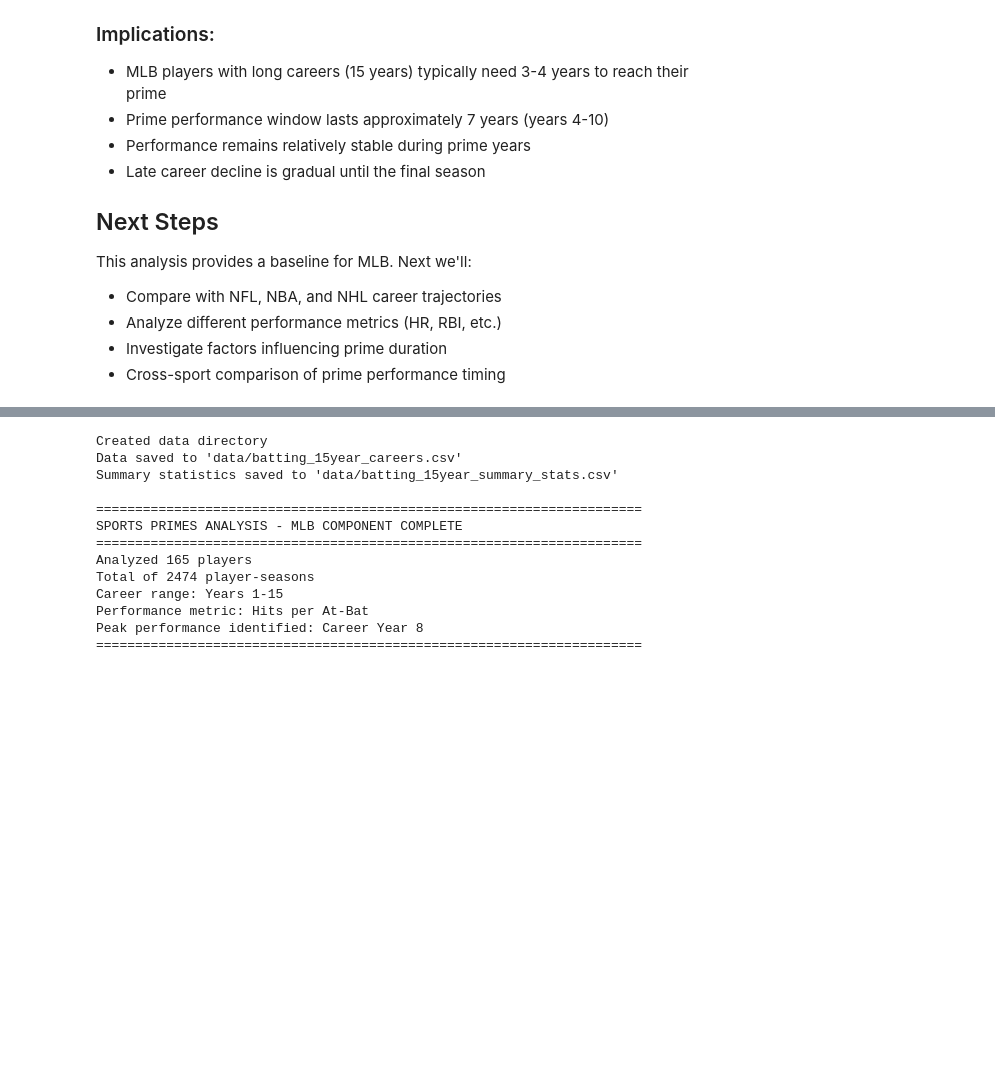
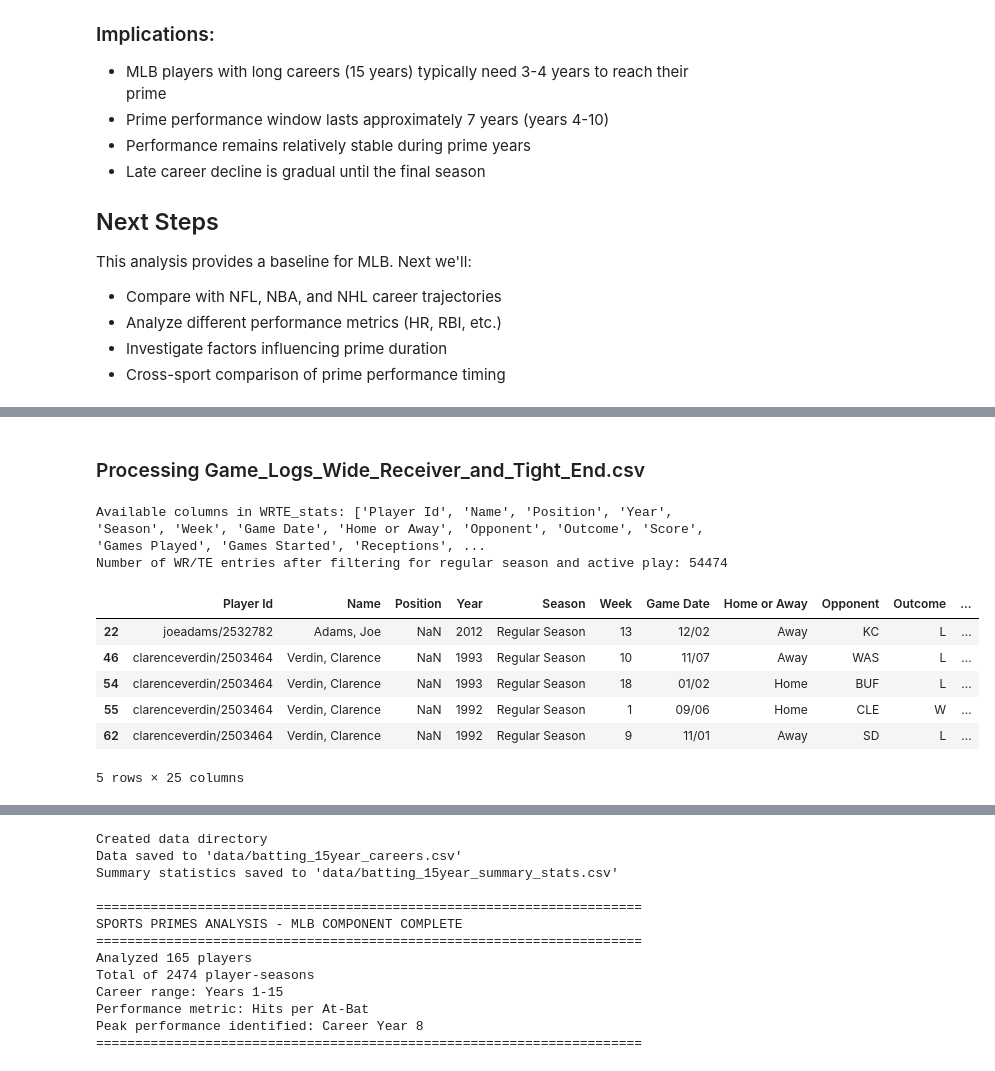
Before and after one commit to Zaji-L/Comparing_Sports_Primes, a Jupyter notebook: sports_primes_analysis_working.ipynb, the cells around one changed output, grey strips where cells are left out. Saved outputs shown, nothing was run; the diff lists cells and outputs as text; code cells hidden in the pictures; blank space fills up the shorter version.

```diff
--- a/sports_primes_analysis_working.ipynb
+++ b/sports_primes_analysis_working.ipynb
@@ -373,0 +899,34 @@ This analysis provides a baseline for MLB. Next we'll:
+# %% [markdown]
+### Processing Game_Logs_Wide_Receiver_and_Tight_End.csv
+# %%
+WRTE_stats = pd.read_csv("Game_Logs_Wide_Receiver_and_Tight_End.csv")
+WRTE_stats = WRTE_stats[WRTE_stats['Season'].astype(str).str.contains('Regular', na=False)]
+
+print("Available columns in WRTE_stats:", WRTE_stats.columns.tolist())
+
+# Define numeric columns for wide receivers and tight ends
+numeric_cols_wrte = [
+    'Receptions', 'Receiving Yards', 'Yards Per Reception', 'Receiving TDs',
+    'Rushing Attempts', 'Rushing Yards', 'Rushing TDs',
+    'Fumbles', 'Fumbles Lost'
+]
+
+# Convert these columns to numeric, coercing errors to NaN
+for col in numeric_cols_wrte:
+    WRTE_stats[col] = pd.to_numeric(WRTE_stats[col], errors='coerce')
+
+# Drop rows where 'Receptions' is NaN, indicating the player likely did not play or contribute significantly
+WRTE_stats.dropna(subset=['Receptions'], inplace=True)
+
+print(f"Number of WR/TE entries after filtering for regular season and active play: {len(WRTE_stats)}")
+WRTE_stats.head()
+# %% [output]
+Available columns in WRTE_stats: ['Player Id', 'Name', 'Position', 'Year', 'Season', 'Week', 'Game Date', 'Home or Away', 'Opponent', 'Outcome', 'Score', 'Games Played', 'Games Started', 'Receptions', ...
+Number of WR/TE entries after filtering for regular season and active play: 54474
+|  | Player Id | Name | Position | Year | Season | Week | Game Date | Home or Away | Opponent | Outcome | ... |
+| 22 | joeadams/2532782 | Adams, Joe | NaN | 2012 | Regular Season | 13 | 12/02 | Away | KC | L | ... |
+| 46 | clarenceverdin/2503464 | Verdin, Clarence | NaN | 1993 | Regular Season | 10 | 11/07 | Away | WAS | L | ... |
+| 54 | clarenceverdin/2503464 | Verdin, Clarence | NaN | 1993 | Regular Season | 18 | 01/02 | Home | BUF | L | ... |
+| 55 | clarenceverdin/2503464 | Verdin, Clarence | NaN | 1992 | Regular Season | 1 | 09/06 | Home | CLE | W | ... |
+| 62 | clarenceverdin/2503464 | Verdin, Clarence | NaN | 1992 | Regular Season | 9 | 11/01 | Away | SD | L | ... |
+5 rows × 25 columns
```
Also changed, not shown: parts of 20 cells of this notebook.
